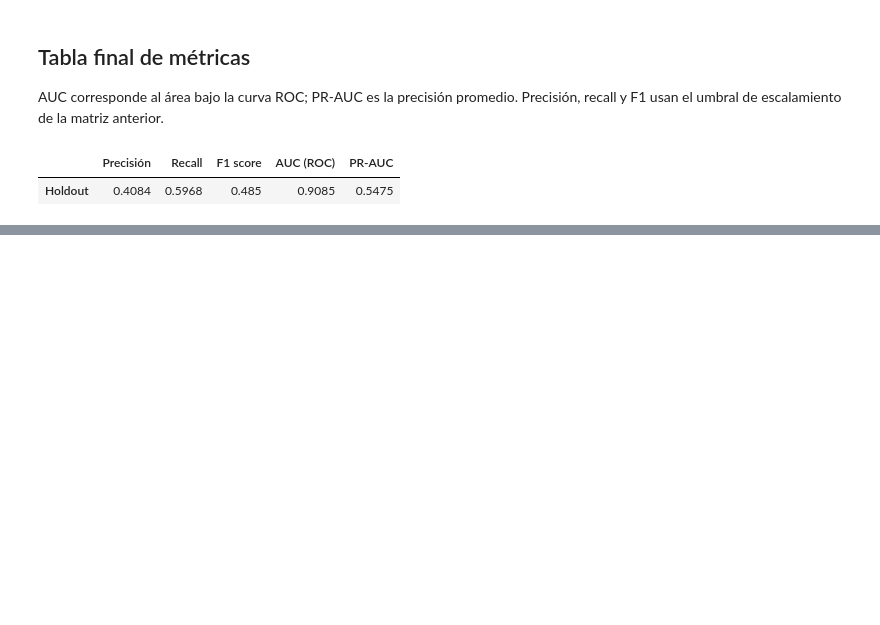
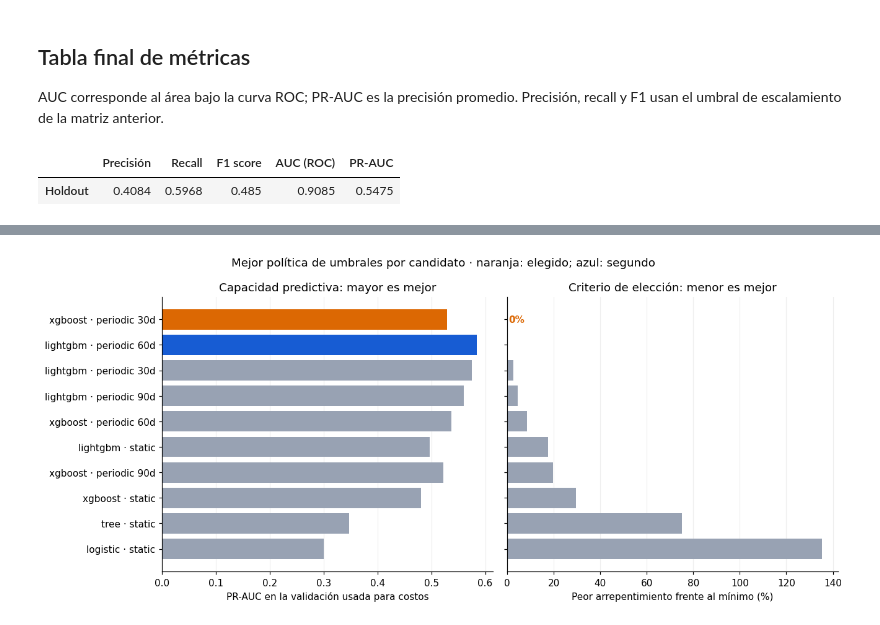
Before and after one commit to bianca-ap01/ptdia-proyecto1, a Jupyter notebook: 08_entrega_final_codigo/plot.ipynb, the cells around one changed output, grey strips where cells are left out. Saved outputs shown, nothing was run; the diff lists cells and outputs as text; code cells hidden in the pictures; blank space fills up the shorter version.

Commit message:
feat: plots p2

```diff
--- a/08_entrega_final_codigo/plot.ipynb
+++ b/08_entrega_final_codigo/plot.ipynb
@@ -283,18 +296,22 @@ plt.show()
 
 Se entrenó un LightGBM independiente con el selector actual sobre datos históricos. **Ganancia** resume cuánto contribuyó una variable a las divisiones del modelo. **Permutación** mezcla una variable en 10 000 filas de validación y mide la caída de PR-AUC; solo se prueba sobre las 30 variables con mayor ganancia. Ambas son diagnósticas y no reemplazan la selección final de `02_experimentacion.ipynb` y `03_costos_escenarios.ipynb`.
 # %%
-gain = pd.read_csv(outputs / 'eda/feature_importance_gain.csv')
-permutation = pd.read_csv(outputs / 'eda/feature_importance_permutation.csv')
-diagnostics = json.loads((outputs / 'eda/feature_diagnostics.json').read_text(encoding='utf-8'))
-ranked_gain = gain.nlargest(30, 'gain').sort_values('gain')
+gain = pd.read_csv(outputs / "eda/feature_importance_gain.csv")
+permutation = pd.read_csv(outputs / "eda/feature_importance_permutation.csv")
+diagnostics = json.loads(
+    (outputs / "eda/feature_diagnostics.json").read_text(encoding="utf-8")
+)
+ranked_gain = gain.nlargest(30, "gain").sort_values("gain")
 fig, ax = plt.subplots(figsize=(9, 10))
 ax.barh(ranked_gain.feature, 100 * ranked_gain.gain / gain.gain.sum(), color=BLUE)
-ax.set(xlabel='Porcentaje de ganancia total de LightGBM',
-       title='30 variables con mayor importancia por ganancia')
-ax.grid(axis='x', alpha=.25)
+ax.set(
+    xlabel="Porcentaje de ganancia total de LightGBM",
+    title="30 variables con mayor importancia por ganancia",
+)
+ax.grid(axis="x", alpha=0.25)
 fig.tight_layout()
 plt.show()
-print('Variables del modelo diagnóstico:', diagnostics['model_features'])
+print("Variables del modelo diagnóstico:", diagnostics["model_features"])
 # %% [output]
 [figure]
 Variables del modelo diagnóstico: 190
@@ -666,0 +751,40 @@ display(metricas_holdout.round(4))
+# %%
+ranking_costos = pd.read_csv(
+    outputs / "costos/candidate_ranking.csv", dtype={"window_days": str}
+)
+escenarios_costos = pd.read_csv(
+    outputs / "costos/validation_scenarios.csv", dtype={"window_days": str}
+)
+sensibilidad_cupo = pd.read_csv(outputs / "costos/capacity_sensitivity.csv")
+mejores = ranking_costos.drop_duplicates(["model", "strategy", "window_days"]).copy()
+mejores["candidato"] = mejores.apply(
+    lambda r: f"{r.model} · {r.strategy}"
+    + (f" {r.window_days}d" if r.window_days != "static" else ""),
+    axis=1,
+)
+assert mejores.iloc[0]["model"] == choice["model"]
+assert mejores.iloc[0]["window_days"] == choice["window_days"]
+
+fig, axes = plt.subplots(1, 2, figsize=(12, 5.3), sharey=True)
+colors_cost = [
+    ORANGE if i == 0 else BLUE if i == 1 else "#98a2b3" for i in range(len(mejores))
+]
+for ax, metric, label in [
+    (axes[0], "validation_pr_auc", "PR-AUC en la validación usada para costos"),
+    (axes[1], "worst_regret_pct", "Peor arrepentimiento frente al mínimo (%)"),
+]:
+    ax.barh(mejores.candidato, mejores[metric], color=colors_cost)
+    ax.set_xlabel(label)
+    ax.grid(axis="x", alpha=0.2)
+    ax.set_axisbelow(True)
+axes[0].invert_yaxis()
+axes[0].set_title("Capacidad predictiva: mayor es mejor")
+axes[1].set_title("Criterio de elección: menor es mejor")
+axes[1].text(0.5, 0, "0%", va="center", color=ORANGE, fontweight="bold")
+fig.suptitle(
+    "Mejor política de umbrales por candidato · naranja: elegido; azul: segundo"
+)
+fig.tight_layout()
+plt.show()
+# %% [output]
+[figure, added]
```
Also changed, not shown: parts of 24 cells of this notebook.
